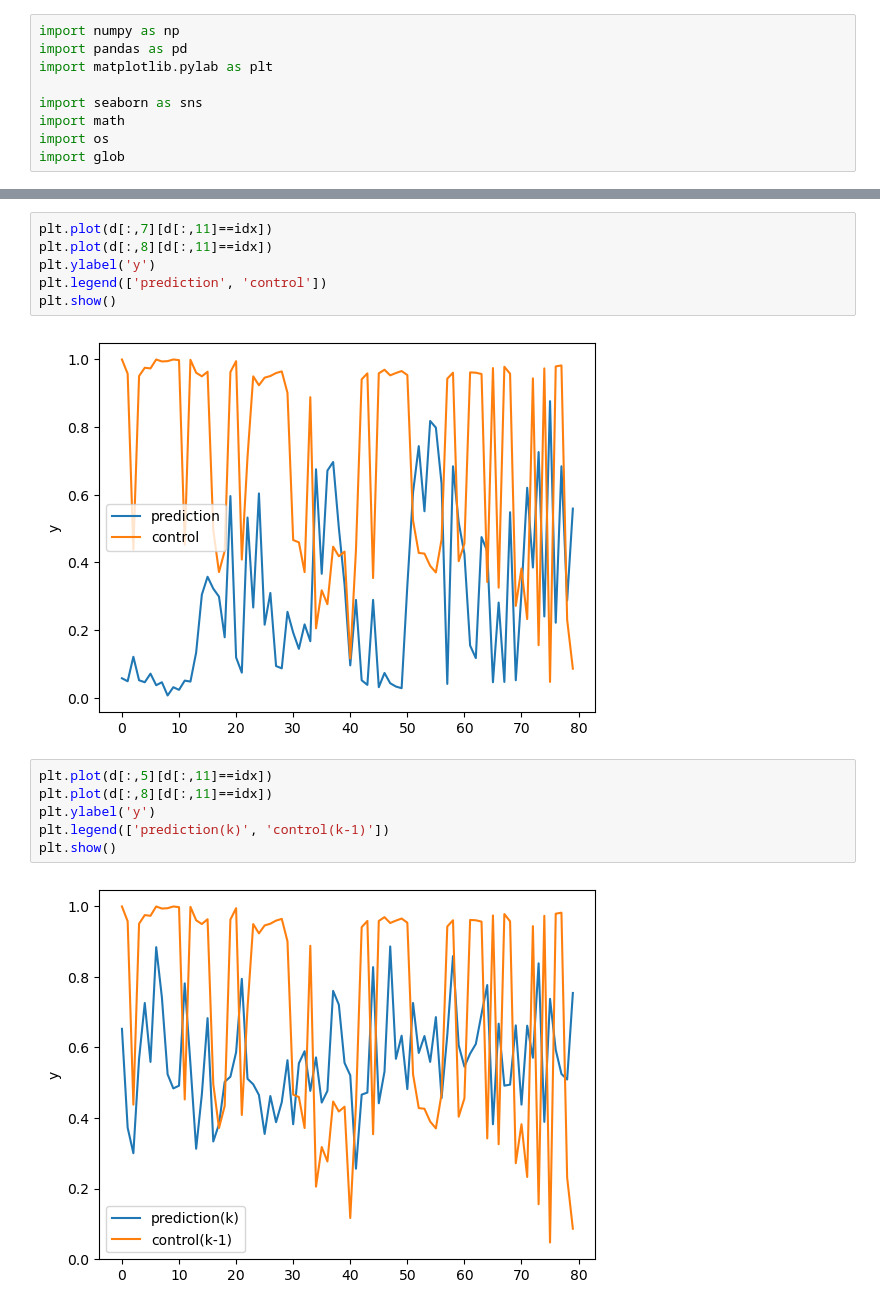
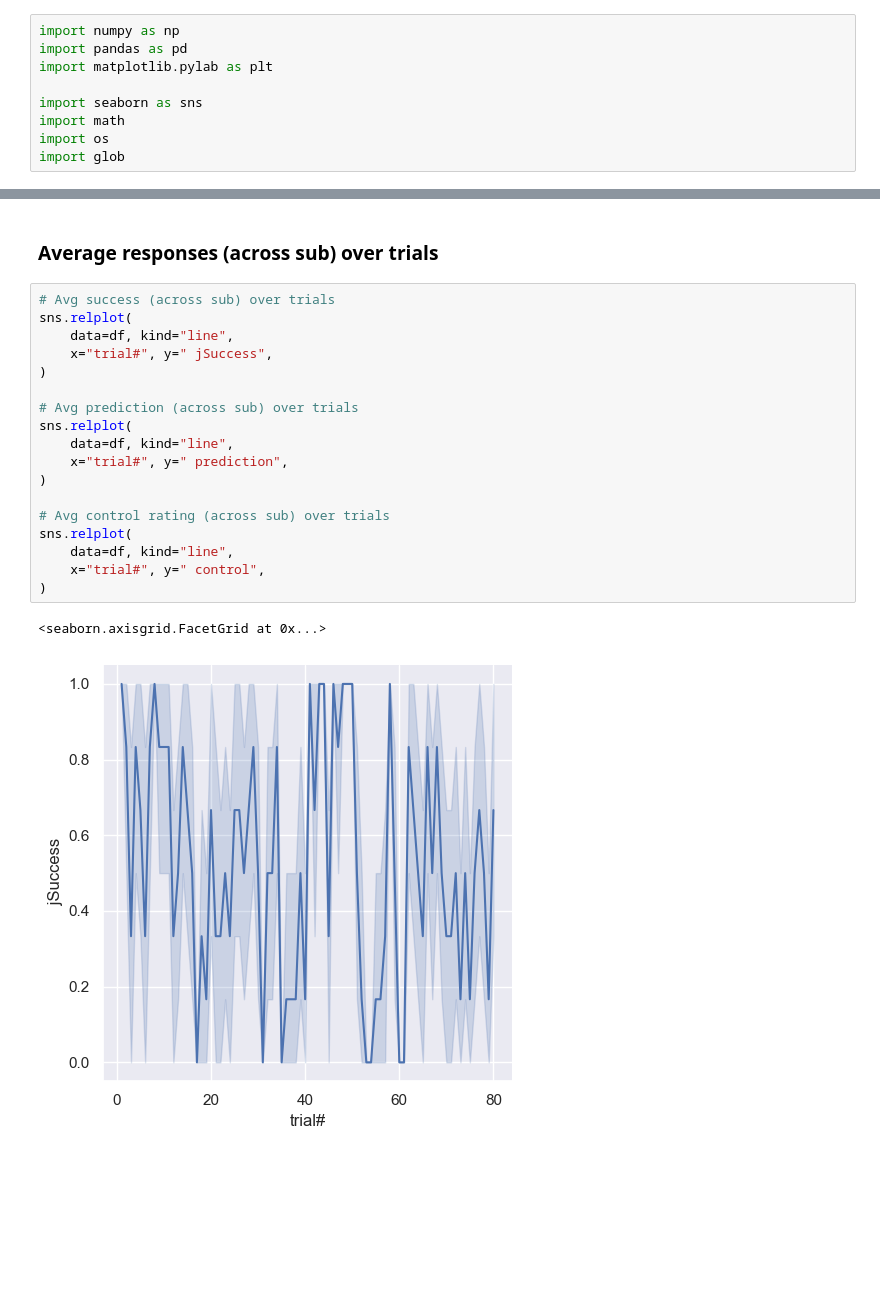
Before and after one commit to alexjhess/metac-data-prep, a Jupyter notebook: main.ipynb, the cells around one changed output, grey strips where cells are left out. Saved outputs shown, nothing was run; the diff lists cells and outputs as text; blank space fills up the shorter version.

```diff
--- a/main.ipynb
+++ b/main.ipynb
@@ -173,16 +171,23 @@ plt.show()
-# %%
-plt.plot(d[:,7][d[:,11]==idx])
-plt.plot(d[:,8][d[:,11]==idx])
-plt.ylabel('y')
-plt.legend(['prediction', 'control'])
-plt.show()
-# %% [output]
-[figure, removed]
-# %%
-plt.plot(d[:,5][d[:,11]==idx])
-plt.plot(d[:,8][d[:,11]==idx])
-plt.ylabel('y')
-plt.legend(['prediction(k)', 'control(k-1)'])
-plt.show()
-# %% [output]
-[figure, removed]
+# %% [markdown]
+### Average responses (across sub) over trials
+# %%
+# Avg success (across sub) over trials
+sns.relplot(
+    data=df, kind="line",
+    x="trial#", y=" jSuccess",
+)
+
+# Avg prediction (across sub) over trials
+sns.relplot(
+    data=df, kind="line",
+    x="trial#", y=" prediction",
+)
+
+# Avg control rating (across sub) over trials
+sns.relplot(
+    data=df, kind="line",
+    x="trial#", y=" control",
+)
+# %% [output]
+<seaborn.axisgrid.FacetGrid at 0x...>
+[figure, added]
```
Also changed, not shown: parts of 14 cells of this notebook.
